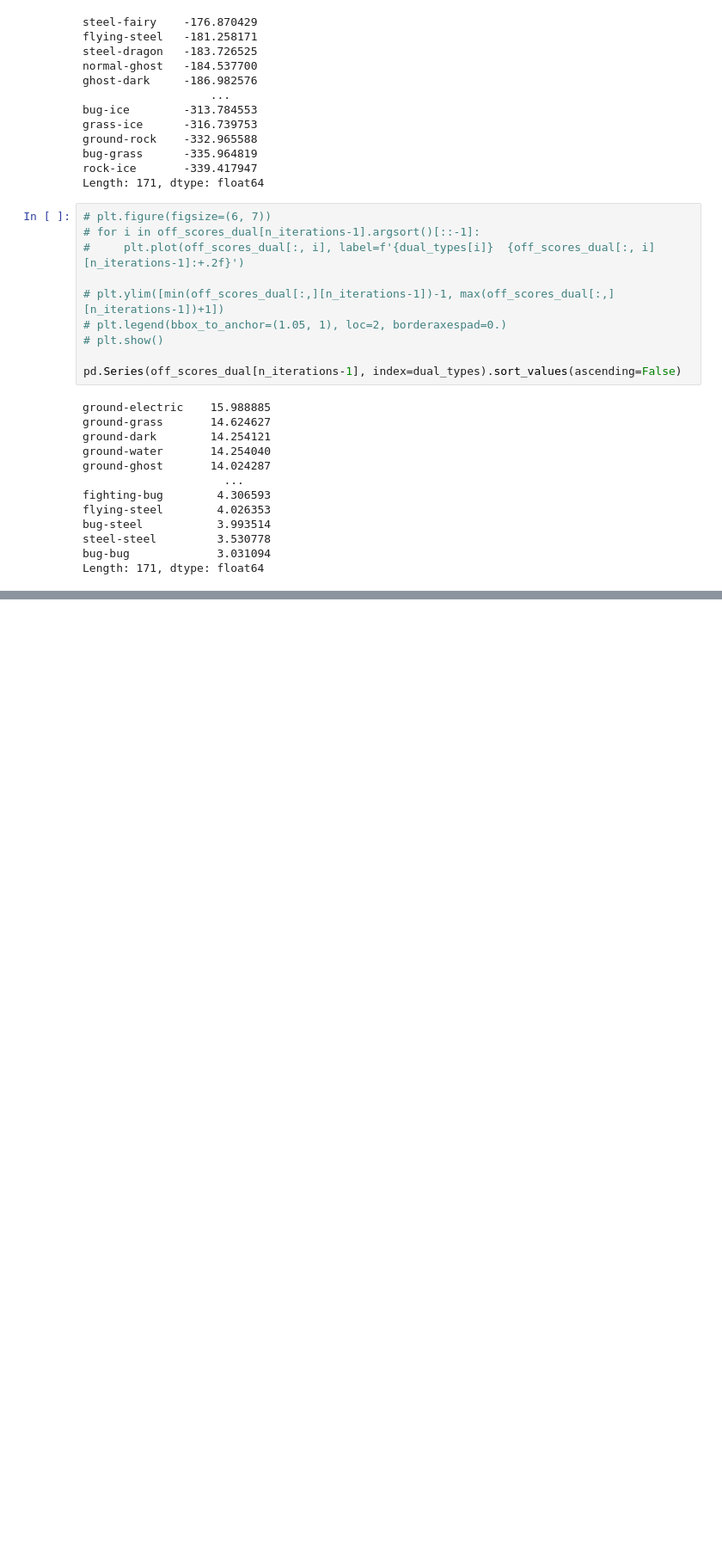
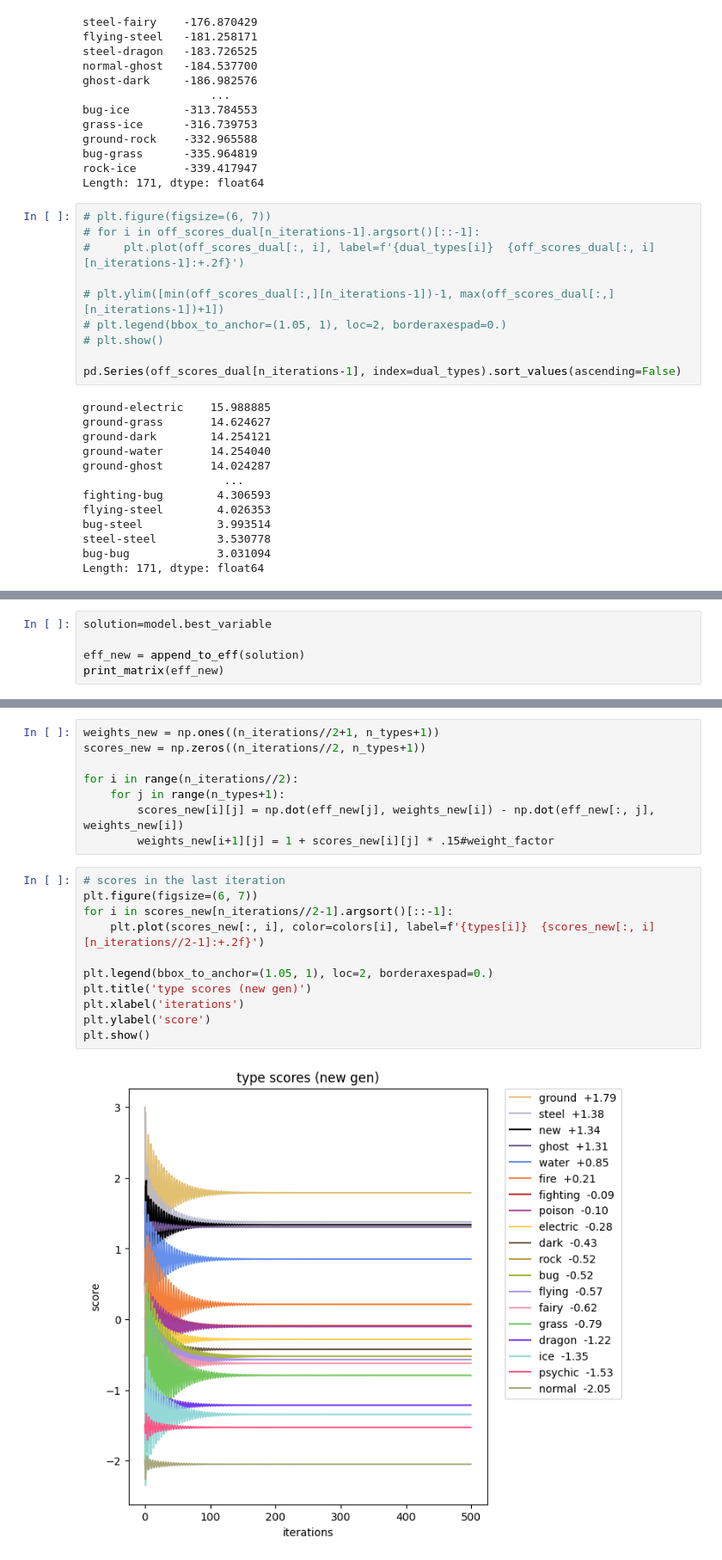
Before and after one commit to Gustavo-Rubo/pokemon-types, a Jupyter notebook: types.ipynb, the cells around one changed output, grey strips where cells are left out. Shown at 86% size. Saved outputs shown, nothing was run; the diff lists cells and outputs as text; blank space fills up the shorter version.

```diff
--- a/types.ipynb
+++ b/types.ipynb
@@ -347,0 +420,5 @@ Length: 171, dtype: float64
+# %%
+solution=model.best_variable
+
+eff_new = append_to_eff(solution)
+print_matrix(eff_new)
@@ -347,0 +445,21 @@ Length: 171, dtype: float64
+# %%
+weights_new = np.ones((n_iterations//2+1, n_types+1))
+scores_new = np.zeros((n_iterations//2, n_types+1))
+
+for i in range(n_iterations//2):
+    for j in range(n_types+1):
+        scores_new[i][j] = np.dot(eff_new[j], weights_new[i]) - np.dot(eff_new[:, j], weights_new[i])
+        weights_new[i+1][j] = 1 + scores_new[i][j] * .15#weight_factor
+# %%
+# scores in the last iteration
+plt.figure(figsize=(6, 7))
+for i in scores_new[n_iterations//2-1].argsort()[::-1]:
+    plt.plot(scores_new[:, i], color=colors[i], label=f'{types[i]}  {scores_new[:, i][n_iterations//2-1]:+.2f}')
+
+plt.legend(bbox_to_anchor=(1.05, 1), loc=2, borderaxespad=0.)
+plt.title('type scores (new gen)')
+plt.xlabel('iterations')
+plt.ylabel('score')
+plt.show()
+# %% [output]
+[figure, added]
```
Also changed, not shown: parts of 18 cells of this notebook, 3 other files.
